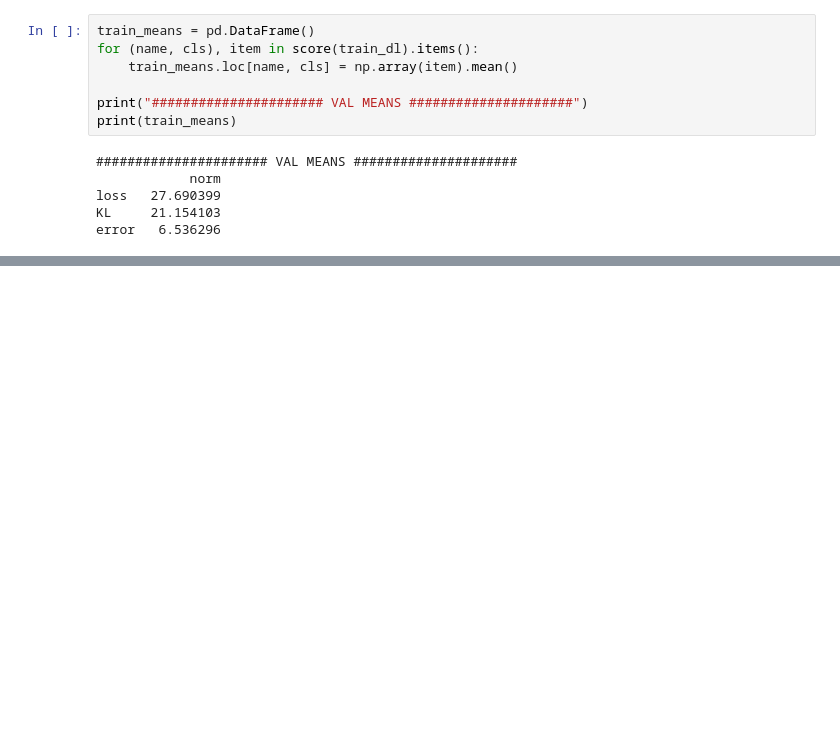
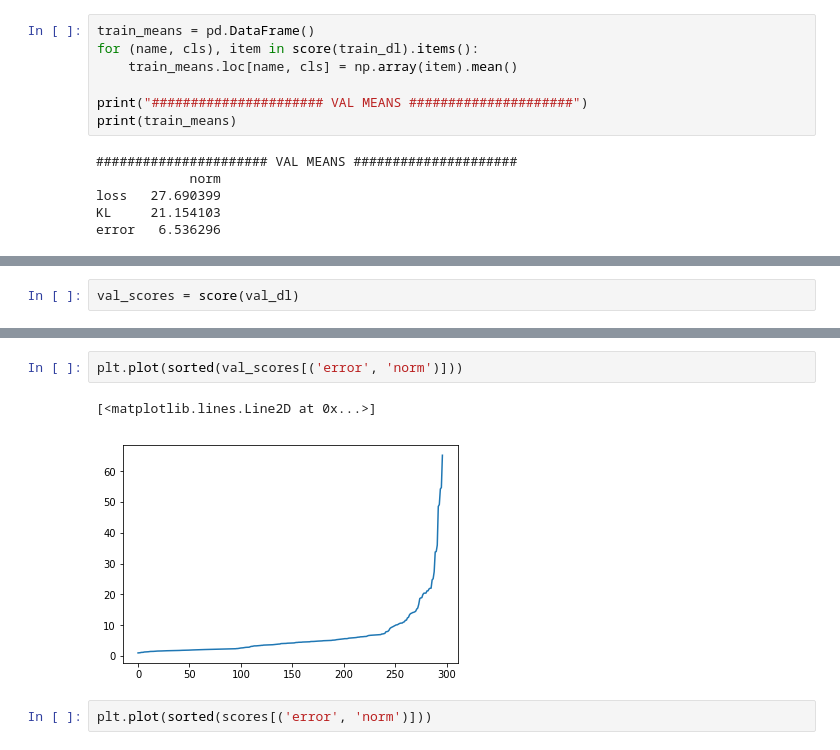
Before and after one commit to mttmac/glance, a Jupyter notebook: Week3Demo.ipynb, the cells around one changed output, grey strips where cells are left out. Drawn from its saved outputs; the diff is of its cells as text; blank space fills up the shorter version.

```diff
--- a/Week3Demo.ipynb
+++ b/Week3Demo.ipynb
@@ -241,0 +313,2 @@ error   6.536296
+# %%
+val_scores = score(val_dl)
@@ -241,0 +319,7 @@ error   6.536296
+# %%
+plt.plot(sorted(val_scores[('error', 'norm')]))
+# %% [output]
+[<matplotlib.lines.Line2D at 0x...>]
+[figure, added]
+# %%
+plt.plot(sorted(scores[('error', 'norm')]))
```
Also changed, not shown: parts of 14 cells of this notebook.
